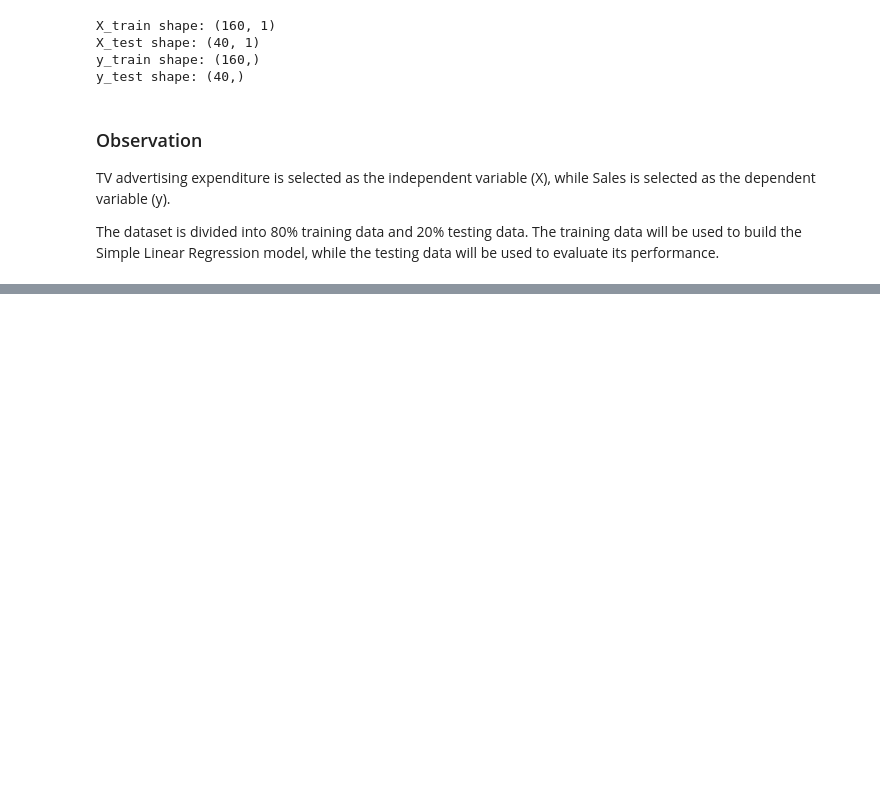
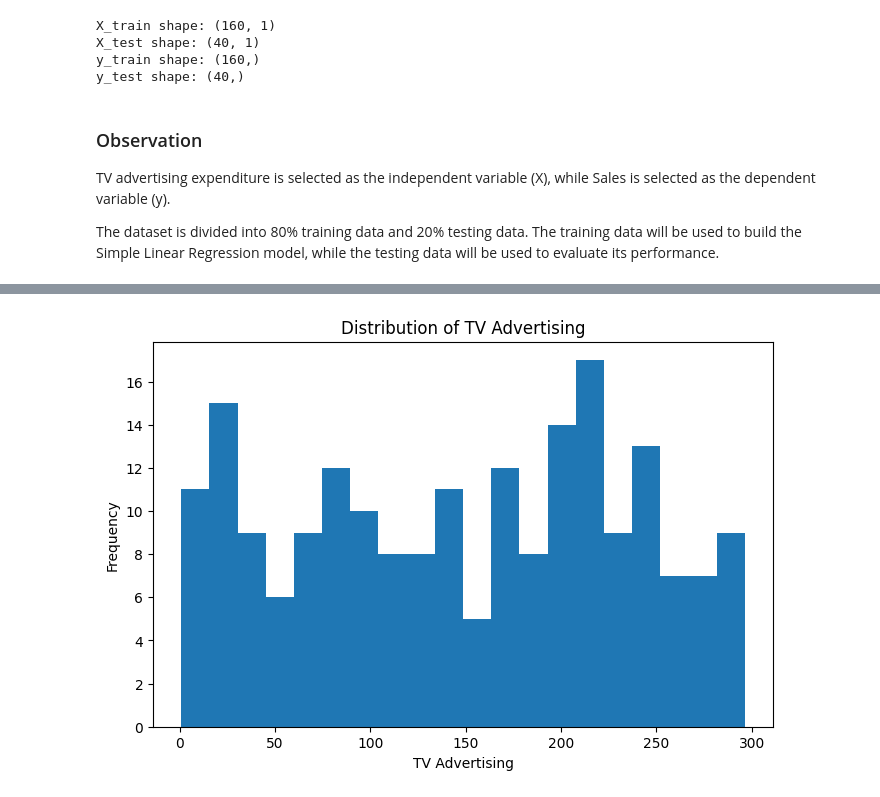
Before and after one commit to shreeshreeya69-crypto/simple-linear-regression-ybi, a Jupyter notebook: Simple_Linear_Regression_YBI.ipynb, the cells around one changed output, grey strips where cells are left out. Drawn from its saved outputs; the diff is of its cells as text; code cells hidden in the pictures; blank space fills up the shorter version.

Commit message:
Day 7 - Outlier Detection and Data Distribution

```diff
--- a/Simple_Linear_Regression_YBI.ipynb
+++ b/Simple_Linear_Regression_YBI.ipynb
@@ -565,0 +568,10 @@ while the testing data will be used to evaluate its performance.
+# %%
+import pandas as pd
+
+url = "https://raw.githubusercontent.com/shreeshreeya69-crypto/simple-linear-regression-ybi/main/Advertising.csv"
+
+df = pd.read_csv(url)
+
+df = df.drop(columns=['Unnamed: 0'], errors='ignore')
+
+df.head()
@@ -565,0 +585,13 @@ while the testing data will be used to evaluate its performance.
+# %%
+import matplotlib.pyplot as plt
+
+plt.figure(figsize=(8,5))
+plt.hist(df["TV"], bins=20)
+
+plt.xlabel("TV Advertising")
+plt.ylabel("Frequency")
+plt.title("Distribution of TV Advertising")
+
+plt.show()
+# %% [output]
+[figure, added]
```
Also changed, not shown: parts of 10 cells of this notebook.
